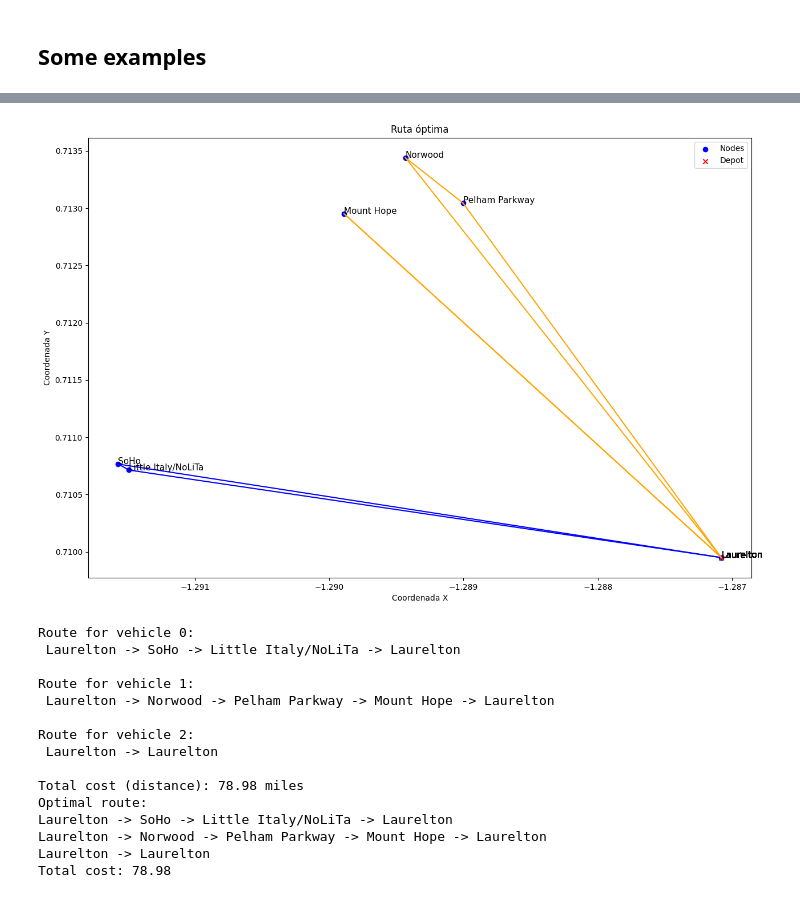
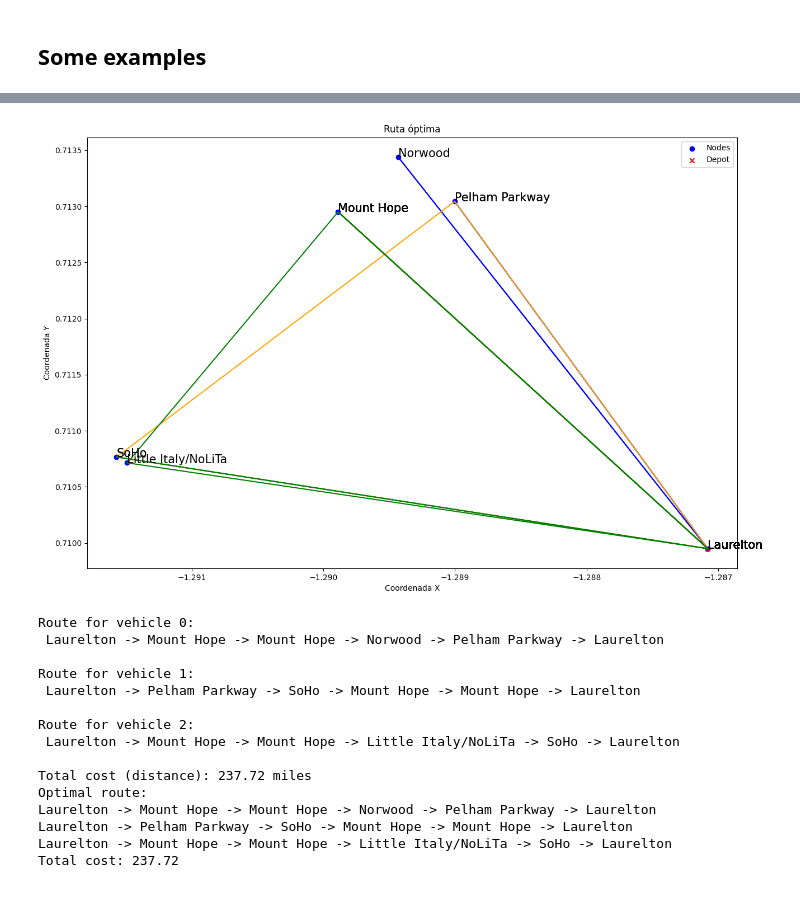
Before and after one commit to paula-martinezmoreno/Route-Selection-with-Probabilistic-Optimization-through-Geospatial-Deep-Learning, a Jupyter notebook: Optimization with GA.ipynb, the cells around one changed output, grey strips where cells are left out. Saved outputs shown, nothing was run; the diff lists cells and outputs as text; code cells hidden in the pictures.

```diff
--- a/Optimization with GA.ipynb
+++ b/Optimization with GA.ipynb
@@ -324,7 +324,7 @@ def genetic_algorithm_vrp(data, zones, vehicle_capacities, popsize, iterations,
             n1 = vrp_nodes[route[j - 1]] if j > 0 else vrp_nodes[0]  # Previous node or depot
             n2 = vrp_nodes[route[j]]
             plt.plot([n1['posX'], n2['posX']], [n1['posY'], n2['posY']], color=colors[i % len(colors)])
-            plt.text(n2['posX'], n2['posY'], n2['label'], fontsize=11, color='black')
+            plt.text(n2['posX'], n2['posY'], n2['label'], fontsize=15, color='black')
 
         # Draw line from last node to depot
         last_node = vrp_nodes[route[-1]]
@@ -384,36 +384,36 @@ Total cost (distance): 37.00 miles
 # %%
 # Define the zones to use and their demands
 zones = ['Laurelton', 'Little Italy/NoLiTa', 'Mount Hope', 'Norwood','Pelham Parkway', 'SoHo']
 demands = {'Laurelton': 0, 'Little Italy/NoLiTa': 1,'Mount Hope': 2, 'Norwood': 3, 'Pelham Parkway':1, 'SoHo':2}
 
 # Assign demands to the data
 merged_data['demand'] = merged_data['zone'].map(demands).fillna(0)
 
 # Define vehicle capacities
 vehicle_capacities = [4, 4,3]
 
 # Apply the genetic algorithm
-route_labels, total_cost = genetic_algorithm_vrp(merged_data, zones, vehicle_capacities, popsize=250,iterations=50, threshold_distance=50)
+route_labels, total_cost = genetic_algorithm_vrp(merged_data, zones, vehicle_capacities, popsize=20,iterations=5, threshold_distance=50)
 
 # Print the solution
 print('Optimal route:')
 for vehicle_route in route_labels:
     print(' -> '.join(vehicle_route))
 print(f'Total cost: {total_cost:.2f}')
 # %% [output]
-[figure, old version]
+[figure, new version]
 Route for vehicle 0:
- Laurelton -> SoHo -> Little Italy/NoLiTa -> Laurelton
+ Laurelton -> Mount Hope -> Mount Hope -> Norwood -> Pelham Parkway -> Laurelton
 
 Route for vehicle 1:
- Laurelton -> Norwood -> Pelham Parkway -> Mount Hope -> Laurelton
+ Laurelton -> Pelham Parkway -> SoHo -> Mount Hope -> Mount Hope -> Laurelton
 
 Route for vehicle 2:
- Laurelton -> Laurelton
+ Laurelton -> Mount Hope -> Mount Hope -> Little Italy/NoLiTa -> SoHo -> Laurelton
 
-Total cost (distance): 78.98 miles
+Total cost (distance): 237.72 miles
 Optimal route:
-Laurelton -> SoHo -> Little Italy/NoLiTa -> Laurelton
-Laurelton -> Norwood -> Pelham Parkway -> Mount Hope -> Laurelton
-Laurelton -> Laurelton
-Total cost: 78.98
+Laurelton -> Mount Hope -> Mount Hope -> Norwood -> Pelham Parkway -> Laurelton
+Laurelton -> Pelham Parkway -> SoHo -> Mount Hope -> Mount Hope -> Laurelton
+Laurelton -> Mount Hope -> Mount Hope -> Little Italy/NoLiTa -> SoHo -> Laurelton
+Total cost: 237.72
```
Also changed, not shown: parts of 1 cell of this notebook.
